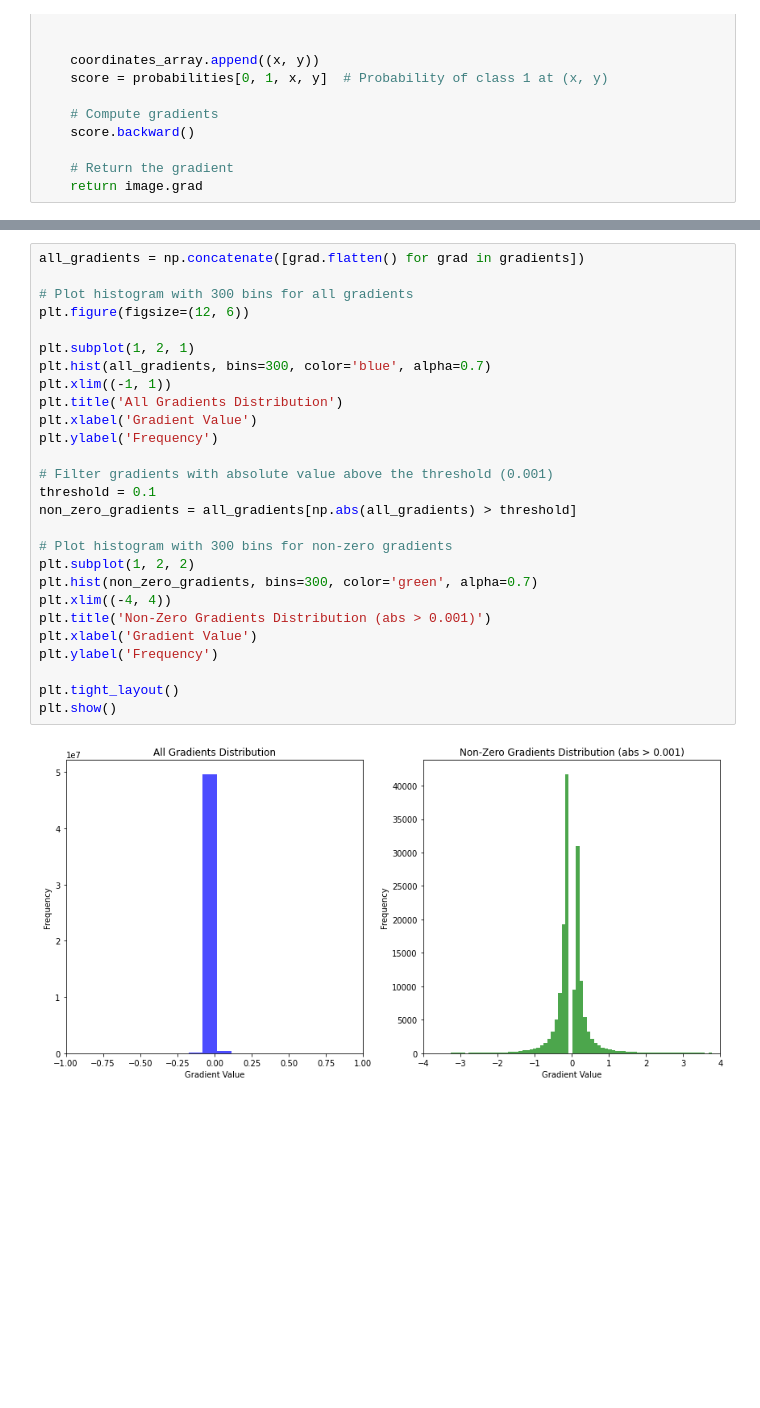
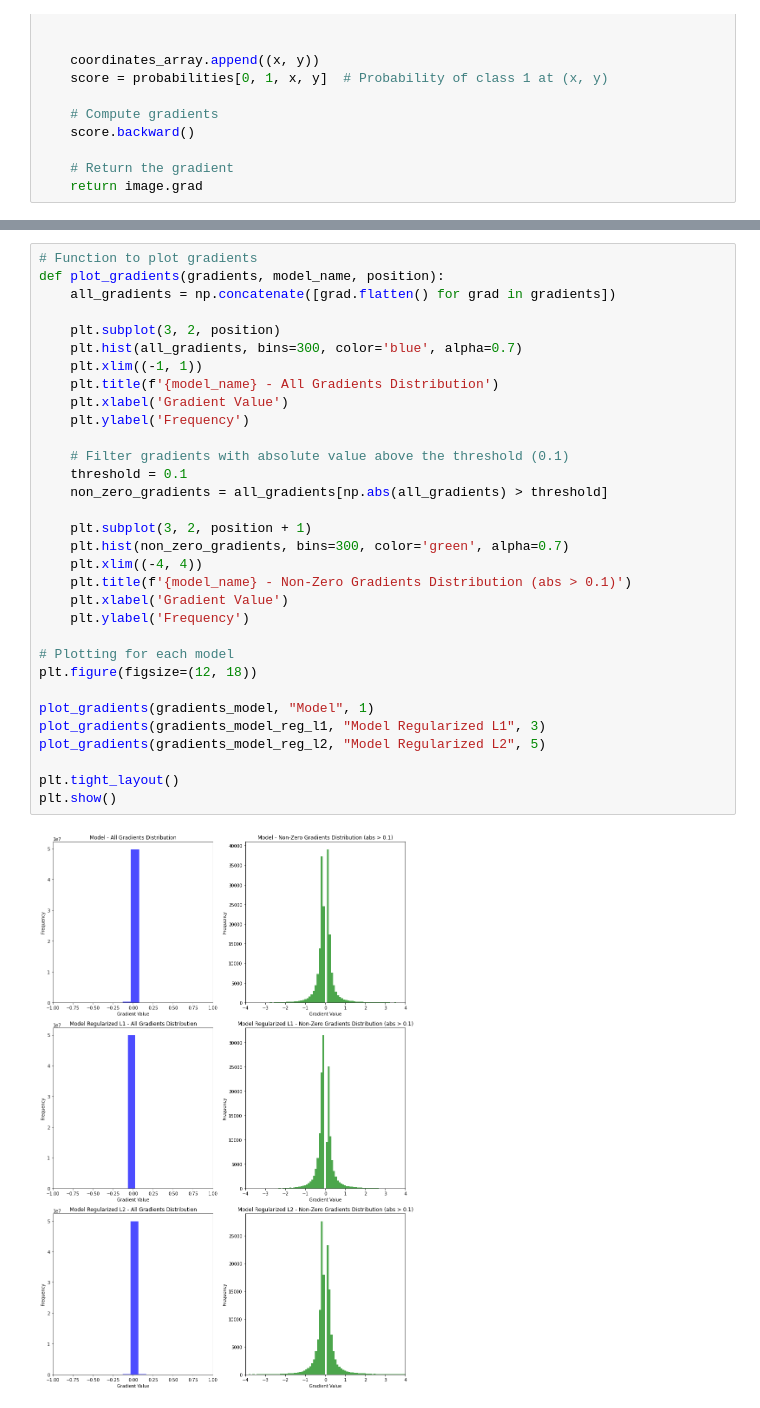
Before and after one commit to CarlosFontaneli/interpreting-neural-networks, a Jupyter notebook: experiments/vess_map_gradient_probabilities_analysis.ipynb, the cells around one changed output, grey strips where cells are left out. Saved outputs shown, nothing was run; the diff lists cells and outputs as text; blank space fills up the shorter version.

Commit message:
applying probabilities and gradients analysis for all models

```diff
--- a/experiments/vess_map_gradient_probabilities_analysis.ipynb
+++ b/experiments/vess_map_gradient_probabilities_analysis.ipynb
@@ -152,30 +174,35 @@ Prob and Grads 900 generate
 # %%
-all_gradients = np.concatenate([grad.flatten() for grad in gradients])
+# Function to plot gradients
+def plot_gradients(gradients, model_name, position):
+    all_gradients = np.concatenate([grad.flatten() for grad in gradients])
 
-# Plot histogram with 300 bins for all gradients
-plt.figure(figsize=(12, 6))
+    plt.subplot(3, 2, position)
+    plt.hist(all_gradients, bins=300, color='blue', alpha=0.7)
+    plt.xlim((-1, 1))
+    plt.title(f'{model_name} - All Gradients Distribution')
+    plt.xlabel('Gradient Value')
+    plt.ylabel('Frequency')
 
-plt.subplot(1, 2, 1)
-plt.hist(all_gradients, bins=300, color='blue', alpha=0.7)
-plt.xlim((-1, 1))
-plt.title('All Gradients Distribution')
-plt.xlabel('Gradient Value')
-plt.ylabel('Frequency')
+    # Filter gradients with absolute value above the threshold (0.1)
+    threshold = 0.1
+    non_zero_gradients = all_gradients[np.abs(all_gradients) > threshold]
 
-# Filter gradients with absolute value above the threshold (0.001)
-threshold = 0.1
-non_zero_gradients = all_gradients[np.abs(all_gradients) > threshold]
+    plt.subplot(3, 2, position + 1)
+    plt.hist(non_zero_gradients, bins=300, color='green', alpha=0.7)
+    plt.xlim((-4, 4))
+    plt.title(f'{model_name} - Non-Zero Gradients Distribution (abs > 0.1)')
+    plt.xlabel('Gradient Value')
+    plt.ylabel('Frequency')
 
-# Plot histogram with 300 bins for non-zero gradients
-plt.subplot(1, 2, 2)
-plt.hist(non_zero_gradients, bins=300, color='green', alpha=0.7)
-plt.xlim((-4, 4))
-plt.title('Non-Zero Gradients Distribution (abs > 0.001)')
-plt.xlabel('Gradient Value')
-plt.ylabel('Frequency')
+# Plotting for each model
+plt.figure(figsize=(12, 18))
+
+plot_gradients(gradients_model, "Model", 1)
+plot_gradients(gradients_model_reg_l1, "Model Regularized L1", 3)
+plot_gradients(gradients_model_reg_l2, "Model Regularized L2", 5)
 
 plt.tight_layout()
 plt.show()
 # %% [output]
-[figure, old version]
+[figure, new version]
 # %%
```
Also changed, not shown: parts of 5 cells of this notebook.
